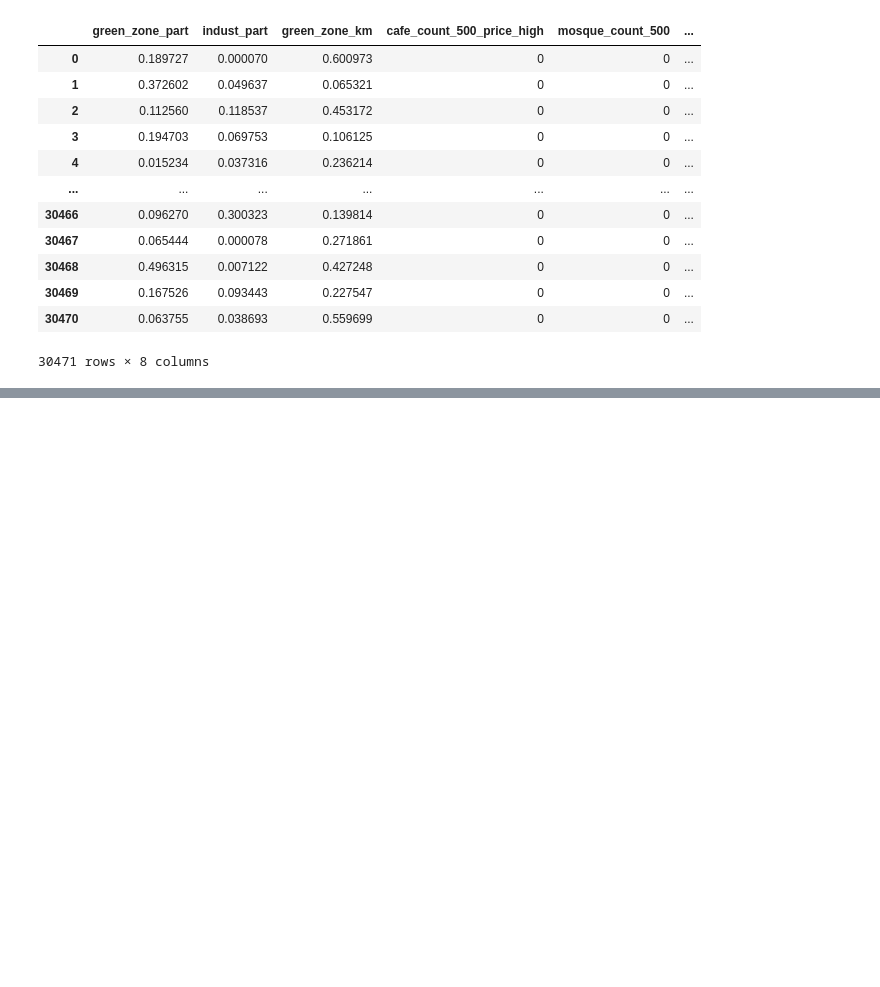
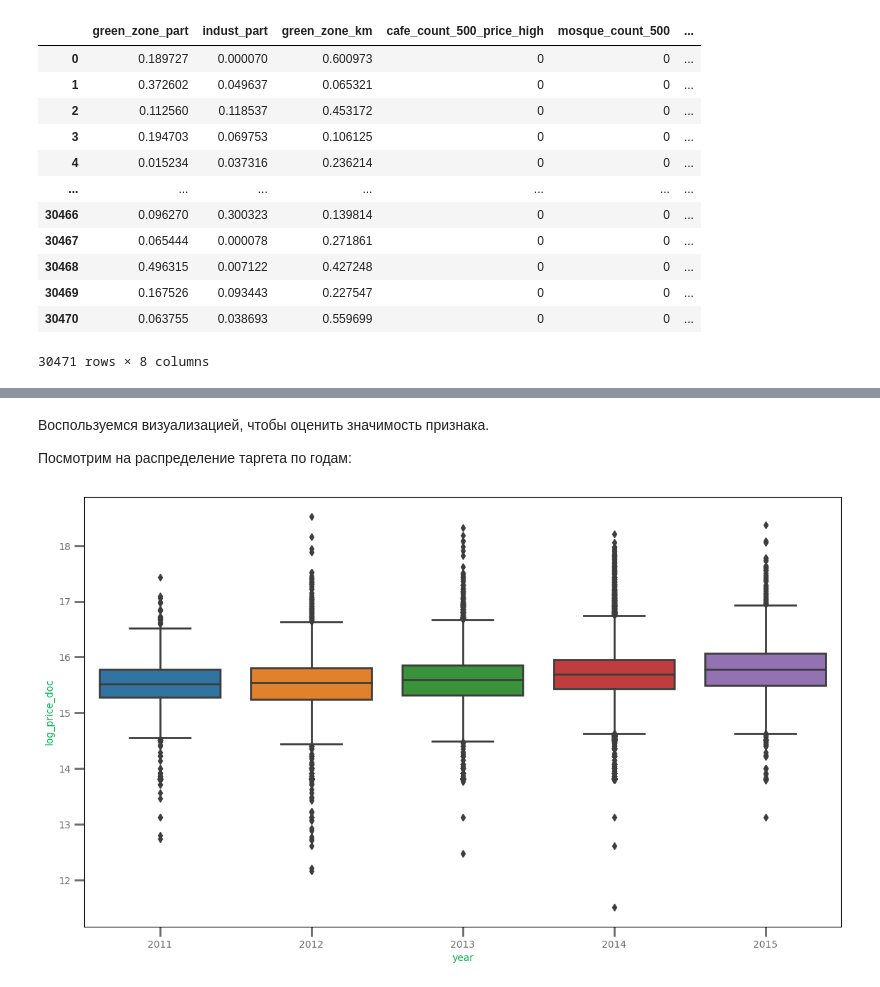
Before and after one commit to antonio-st/Start_ML, a Jupyter notebook: modul_2_Machine_Learning_and_Applications/09_Практика_Housing_Market/practice_housing_market_home.ipynb, the cells around one changed output, grey strips where cells are left out. Drawn from its saved outputs; the diff is of its cells as text; code cells hidden in the pictures; blank space fills up the shorter version.

```diff
--- a/modul_2_Machine_Learning_and_Applications/09_Практика_Housing_Market/practice_housing_market_home.ipynb
+++ b/modul_2_Machine_Learning_and_Applications/09_Практика_Housing_Market/practice_housing_market_home.ipynb
@@ -228,0 +280,10 @@ df[constant_cols]
+# %%
+for col in categorical_columns:
+    if col != 'timestamp':
+        if df[col].nunique() < 5:
+            one_hot = pd.get_dummies(df[col], prefix=col, drop_first=True)
+            df = pd.concat((df.drop(col, axis=1), one_hot), axis=1)
+
+        else:
+            mean_target = df.groupby(col)['log_price_doc'].mean()
+            df[col] = df[col].map(mean_target)
@@ -228,0 +318,5 @@ df[constant_cols]
+# %%
+df['timestamp'] = pd.to_datetime(df['timestamp'])
+# %%
+df['month'] = df.timestamp.dt.month
+df['year'] = df.timestamp.dt.year
@@ -228,0 +332,4 @@ df[constant_cols]
+# %%
+df = df.sort_values('timestamp')
+
+df.head()
@@ -228,0 +343,16 @@ df[constant_cols]
+# %% [markdown]
+Воспользуемся визуализацией, чтобы оценить значимость признака.
+
+Посмотрим на распределение таргета по годам:
+# %%
+import matplotlib.pyplot as plt
+import seaborn as sns
+
+fig = plt.figure()
+fig.set_size_inches(14, 8)
+
+sns.boxplot(y='log_price_doc', x = df['year'].astype('category'), data=df)
+
+plt.show()
+# %% [output]
+[figure, added]
```
Also changed, not shown: parts of 54 cells of this notebook, 9 other files.
